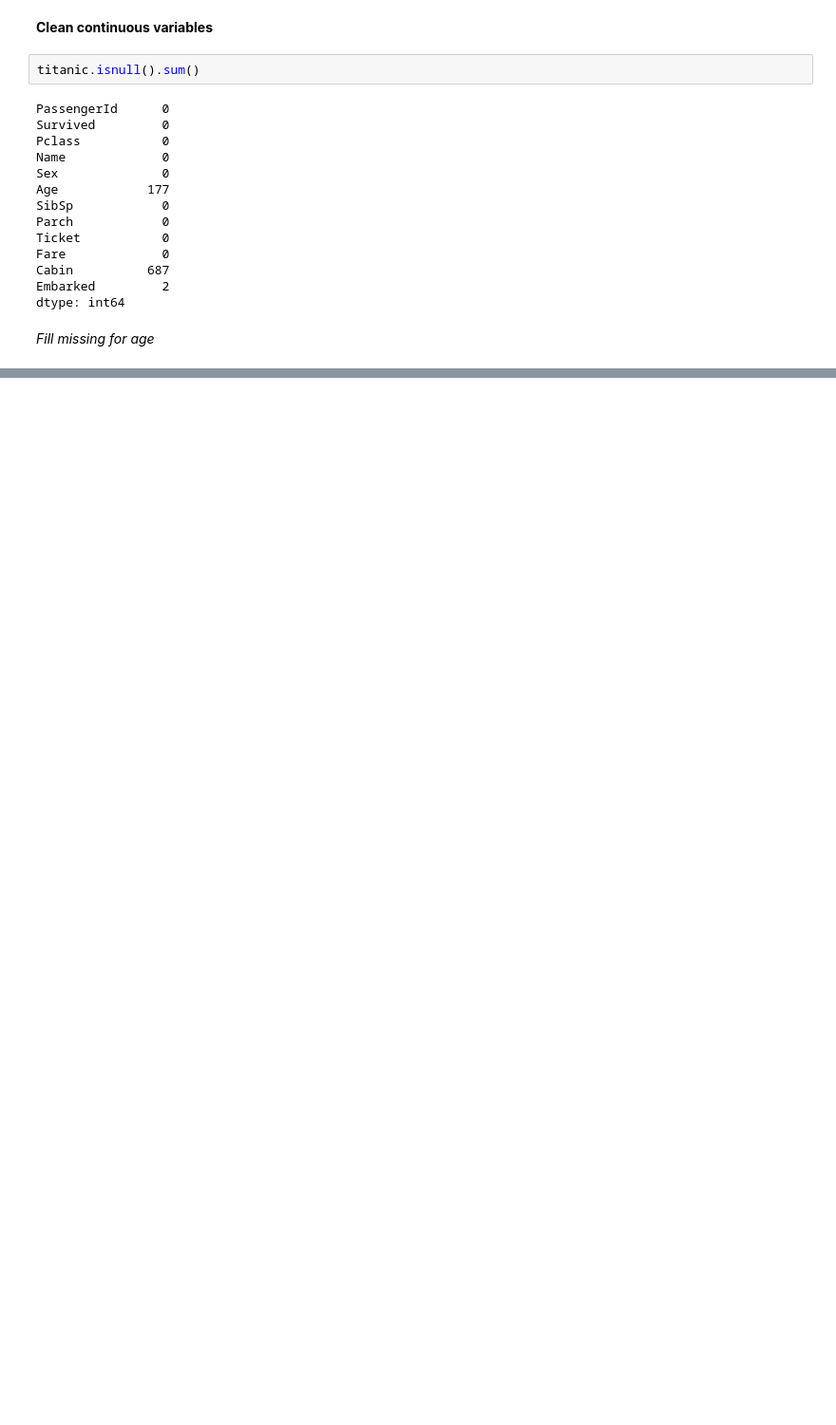
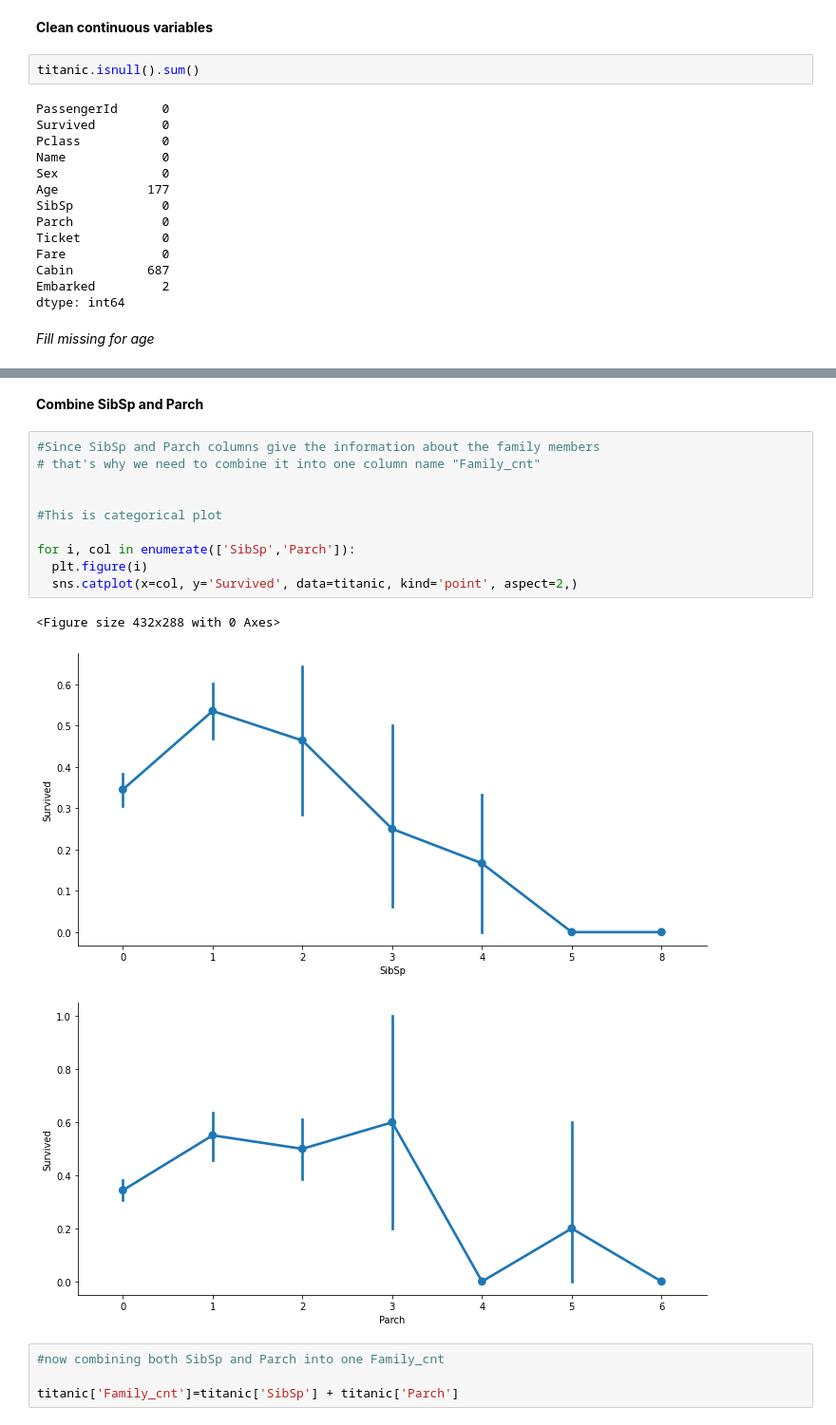
Before and after one commit to Rakeshwar/Applied-Machine-Learning-Algorithms, a Jupyter notebook: My_notebook_followed.ipynb, the cells around one changed output, grey strips where cells are left out. Shown: that part at 95% size. Drawn from its saved outputs; the diff is of its cells as text; blank space fills up the shorter version.

```diff
--- a/My_notebook_followed.ipynb
+++ b/My_notebook_followed.ipynb
@@ -64,3 +64,23 @@ titanic.head(10)
 | 7 | 8 | 0 | 3 | Palsson, Master. Gosta Leonard | male | 2.000000 | 3 | 1 | 349909 | 21.0750 | ... |
 | 8 | 9 | 1 | 3 | Johnson, Mrs. Oscar W (Elisabeth ... | female | 27.000000 | 0 | 2 | 347742 | 11.1333 | ... |
 | 9 | 10 | 1 | 2 | Nasser, Mrs. Nicholas (Adele Achem) | female | 14.000000 | 1 | 0 | 237736 | 30.0708 | ... |
+# %% [markdown]
+**Combine SibSp and Parch**
+# %%
+#Since SibSp and Parch columns give the information about the family members
+# that's why we need to combine it into one column name "Family_cnt"
+
+
+#This is categorical plot
+
+for i, col in enumerate(['SibSp','Parch']):
+  plt.figure(i)
+  sns.catplot(x=col, y='Survived', data=titanic, kind='point', aspect=2,)
+# %% [output]
+<Figure size 432x288 with 0 Axes>
+[figure, added]
+[figure, added]
+# %%
+#now combining both SibSp and Parch into one Family_cnt
+
+titanic['Family_cnt']=titanic['SibSp'] + titanic['Parch']
```
Also changed, not shown: parts of 4 cells of this notebook.
